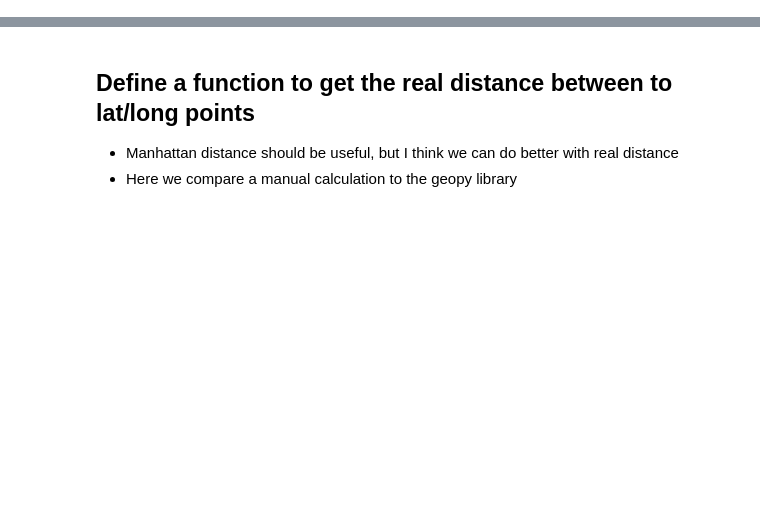
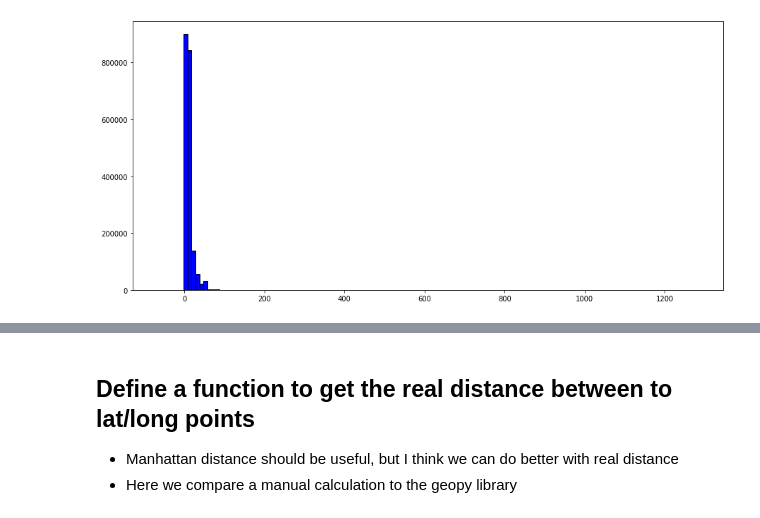
Before and after one commit to austinv211/PredictingTaxiFares, a Jupyter notebook: farePrediction.ipynb, the cells around one changed output, grey strips where cells are left out. Saved outputs shown, nothing was run; the diff lists cells and outputs as text; code cells hidden in the pictures; blank space fills up the shorter version.

```diff
--- a/farePrediction.ipynb
+++ b/farePrediction.ipynb
@@ -0,0 +4,11 @@
+# %%
+import pandas as pd
+
+#constant to keep trakc of where the datafiles are stored
+DATA_FILES_PATH = 'projectDataFiles/'
+LABEL = 'fare_amount'
+
+INTRO_DF = pd.read_csv(f'{DATA_FILES_PATH}train.csv', nrows=2000000)
+
+# describe the dataset
+INTRO_DF.describe()
@@ -0,0 +31,10 @@
+# %%
+import matplotlib.pyplot as plt
+import numpy as np
+
+%matplotlib inline
+plt.figure(figsize=(15, 7))
+plt.hist(INTRO_DF['fare_amount'], color = 'blue', edgecolor = 'black', bins = np.arange(min(INTRO_DF['fare_amount']), max(INTRO_DF['fare_amount']) + 10, 10))
+plt.show()
+# %% [output]
+[figure, added]
```
Also changed, not shown: parts of 20 cells of this notebook, 3 other files.
